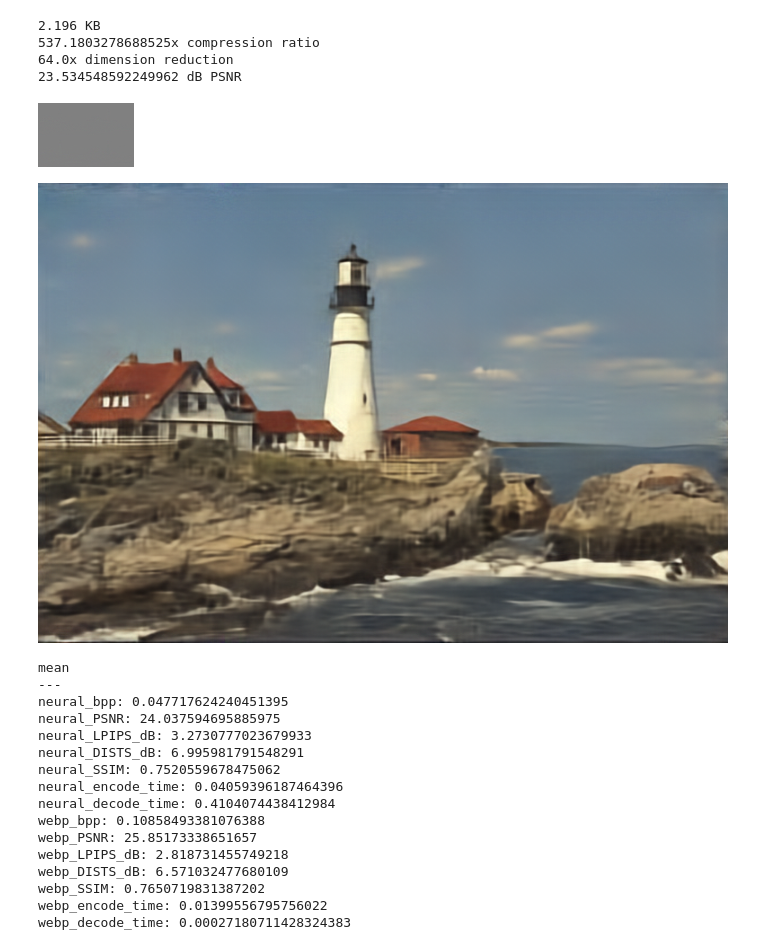
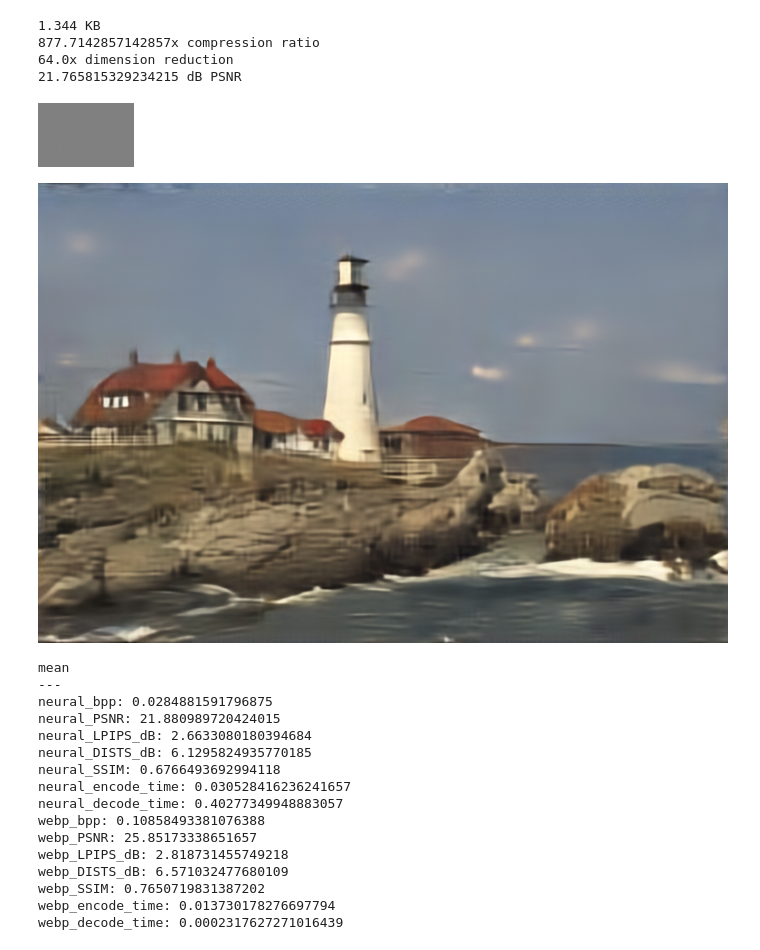
Before and after one commit to danjacobellis/autodance, a Jupyter notebook: dance_rgb_eval.ipynb, the cells around one changed output. Cells and saved outputs as stored; diff of their text form; code cells hidden in the pictures.

```diff
--- a/dance_rgb_eval.ipynb
+++ b/dance_rgb_eval.ipynb
@@ -34,40 +34,39 @@ img = valid_dataset[20]['image']
 x = PILToTensor()(img).to(device).unsqueeze(0).to(torch.float) / 127.5 - 1.0
 x_orig = x[0]
 orig_dim = x.numel()
 
-x = Pad(0,padding_mode='reflect')(x)
 with torch.no_grad():
     z = model.encode(x)
     latent = model.quantize.compand(z).round()
 
 webp = latent_to_pil(latent.cpu(), n_bits=8, C=3)
 buff = io.BytesIO()
 webp[0].save(buff, format='WEBP', lossless=True)
 size_bytes = len(buff.getbuffer())
 print(f"{size_bytes/1e3} KB")
 print(f"{orig_dim/size_bytes}x compression ratio")
 print(f"{orig_dim/latent.numel()}x dimension reduction")
 
 latent_decoded = pil_to_latent(webp, N=config.latent_dim, n_bits=8, C=3).to(device)
 
 with torch.no_grad():
     x_hat = model.decode(latent_decoded)
-    x_hat = CenterCrop((x_orig.shape[1],x_orig.shape[2]))(x_hat)
+    x_hat = x_hat.clamp(-1,1)
 
 mse = torch.nn.functional.mse_loss(x_orig, x_hat[0])
 PSNR = -10 * mse.log10().item() + 20*np.log10(2)
 print(f"{PSNR} dB PSNR")
 
 # display(ToPILImage()(x_orig.clamp(-1, 1) / 2 + 0.5))  # Original image
 display(webp[0])  # Compressed WEBP image
-display(ToPILImage()(x_hat[0].clamp(-1, 1) / 2 + 0.5))  # Reconstructed image
+display(ToPILImage()(x_hat[0] / 2 + 0.5))  # Reconstructed image
 # %% [output]
-2.196 KB
-537.1803278688525x compression ratio
+1.344 KB
+877.7142857142857x compression ratio
 64.0x dimension reduction
-23.534548592249962 dB PSNR
+21.765815329234215 dB PSNR
 [figure]
-[figure, old version]
+[figure, new version]
 # %%
 # buff = io.BytesIO()
 # img.save(buff, format='WEBP', quality=0)
@@ -224,20 +223,20 @@ for metric in metrics:
 # %% [output]
 mean
 ---
-neural_bpp: 0.047717624240451395
-neural_PSNR: 24.037594695885975
-neural_LPIPS_dB: 3.2730777023679933
-neural_DISTS_dB: 6.995981791548291
-neural_SSIM: 0.7520559678475062
-neural_encode_time: 0.04059396187464396
-neural_decode_time: 0.4104074438412984
+neural_bpp: 0.0284881591796875
+neural_PSNR: 21.880989720424015
+neural_LPIPS_dB: 2.6633080180394684
+neural_DISTS_dB: 6.1295824935770185
+neural_SSIM: 0.6766493692994118
+neural_encode_time: 0.030528416236241657
+neural_decode_time: 0.40277349948883057
 webp_bpp: 0.10858493381076388
 webp_PSNR: 25.85173338651657
 webp_LPIPS_dB: 2.818731455749218
 webp_DISTS_dB: 6.571032477680109
 webp_SSIM: 0.7650719831387202
-webp_encode_time: 0.01399556795756022
-webp_decode_time: 0.00027180711428324383
+webp_encode_time: 0.013730178276697794
+webp_decode_time: 0.0002317627271016439
 # %%
 results_dataset = valid_dataset.map(lambda batch: compress_and_evaluate(batch,0))
 
```
Also changed, not shown: parts of 1 cell of this notebook, 1 other file.
